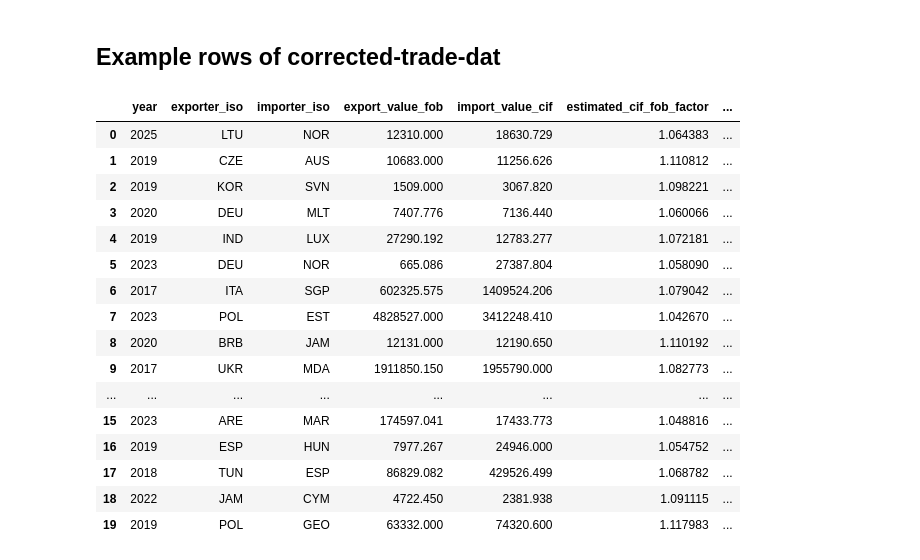
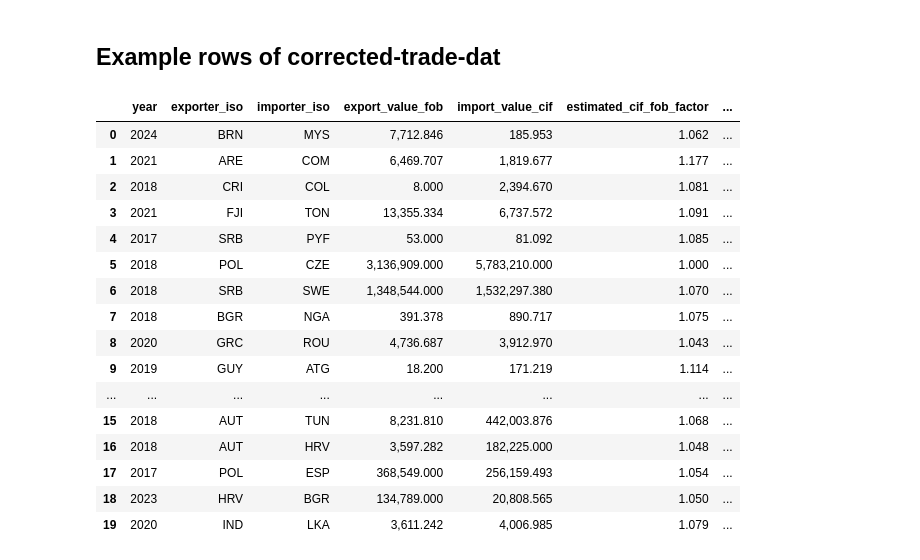
Before and after one commit to TI-ForestProductsMarkets/vacoda, a Jupyter notebook: notebooks/12_explore_corrected_ciffob_trade.ipynb, the cells around one changed output. Cells and saved outputs as stored; diff of their text form; code cells hidden in the pictures.

```diff
--- a/notebooks/12_explore_corrected_ciffob_trade.ipynb
+++ b/notebooks/12_explore_corrected_ciffob_trade.ipynb
@@ -489,6 +490,9 @@ path = Path(
     "comtrade_target_h5_cif_fob_corrected.parquet"
 )
 # %%
+pd.set_option("display.float_format", lambda x: f"{x:,.3f}")
+con = duckdb.connect()
+
 examples = con.execute(
     """
     SELECT
@@ -499,46 +503,46 @@ examples = con.execute(
         export_value_fob,
         import_value_cif,
         estimated_cif_fob_factor,
         import_value_fob_corrected,
 
         import_value_cif / export_value_fob
             AS original_import_export_ratio,
 
         import_value_fob_corrected / export_value_fob
             AS corrected_import_export_ratio
 
     FROM read_parquet(?)
 
     WHERE export_value_fob IS NOT NULL
       AND isfinite(export_value_fob)
       AND export_value_fob > 0
 
       AND import_value_fob_corrected IS NOT NULL
       AND isfinite(import_value_fob_corrected)
       AND import_value_fob_corrected > 0
 
     ORDER BY random()
     LIMIT 20
     """,
     [str(path)],
 ).df()
 
 examples
 # %% [output]
 |  | year | exporter_iso | importer_iso | export_value_fob | import_value_cif | estimated_cif_fob_factor | ... |
-| 0 | 2025 | LTU | NOR | 12310.000 | 18630.729 | 1.064383 | ... |
-| 1 | 2019 | CZE | AUS | 10683.000 | 11256.626 | 1.110812 | ... |
-| 2 | 2019 | KOR | SVN | 1509.000 | 3067.820 | 1.098221 | ... |
-| 3 | 2020 | DEU | MLT | 7407.776 | 7136.440 | 1.060066 | ... |
-| 4 | 2019 | IND | LUX | 27290.192 | 12783.277 | 1.072181 | ... |
-| 5 | 2023 | DEU | NOR | 665.086 | 27387.804 | 1.058090 | ... |
-| 6 | 2017 | ITA | SGP | 602325.575 | 1409524.206 | 1.079042 | ... |
-| 7 | 2023 | POL | EST | 4828527.000 | 3412248.410 | 1.042670 | ... |
-| 8 | 2020 | BRB | JAM | 12131.000 | 12190.650 | 1.110192 | ... |
-| 9 | 2017 | UKR | MDA | 1911850.150 | 1955790.000 | 1.082773 | ... |
+| 0 | 2024 | BRN | MYS | 7,712.846 | 185.953 | 1.062 | ... |
+| 1 | 2021 | ARE | COM | 6,469.707 | 1,819.677 | 1.177 | ... |
+| 2 | 2018 | CRI | COL | 8.000 | 2,394.670 | 1.081 | ... |
+| 3 | 2021 | FJI | TON | 13,355.334 | 6,737.572 | 1.091 | ... |
+| 4 | 2017 | SRB | PYF | 53.000 | 81.092 | 1.085 | ... |
+| 5 | 2018 | POL | CZE | 3,136,909.000 | 5,783,210.000 | 1.000 | ... |
+| 6 | 2018 | SRB | SWE | 1,348,544.000 | 1,532,297.380 | 1.070 | ... |
+| 7 | 2018 | BGR | NGA | 391.378 | 890.717 | 1.075 | ... |
+| 8 | 2020 | GRC | ROU | 4,736.687 | 3,912.970 | 1.043 | ... |
+| 9 | 2019 | GUY | ATG | 18.200 | 171.219 | 1.114 | ... |
 | ... | ... | ... | ... | ... | ... | ... | ... |
-| 15 | 2023 | ARE | MAR | 174597.041 | 17433.773 | 1.048816 | ... |
-| 16 | 2019 | ESP | HUN | 7977.267 | 24946.000 | 1.054752 | ... |
-| 17 | 2018 | TUN | ESP | 86829.082 | 429526.499 | 1.068782 | ... |
-| 18 | 2022 | JAM | CYM | 4722.450 | 2381.938 | 1.091115 | ... |
-| 19 | 2019 | POL | GEO | 63332.000 | 74320.600 | 1.117983 | ... |
+| 15 | 2018 | AUT | TUN | 8,231.810 | 442,003.876 | 1.068 | ... |
+| 16 | 2018 | AUT | HRV | 3,597.282 | 182,225.000 | 1.048 | ... |
+| 17 | 2017 | POL | ESP | 368,549.000 | 256,159.493 | 1.054 | ... |
+| 18 | 2023 | HRV | BGR | 134,789.000 | 20,808.565 | 1.050 | ... |
+| 19 | 2020 | IND | LKA | 3,611.242 | 4,006.985 | 1.079 | ... |
```
Also changed, not shown: parts of 1 cell of this notebook, 2 other files.
